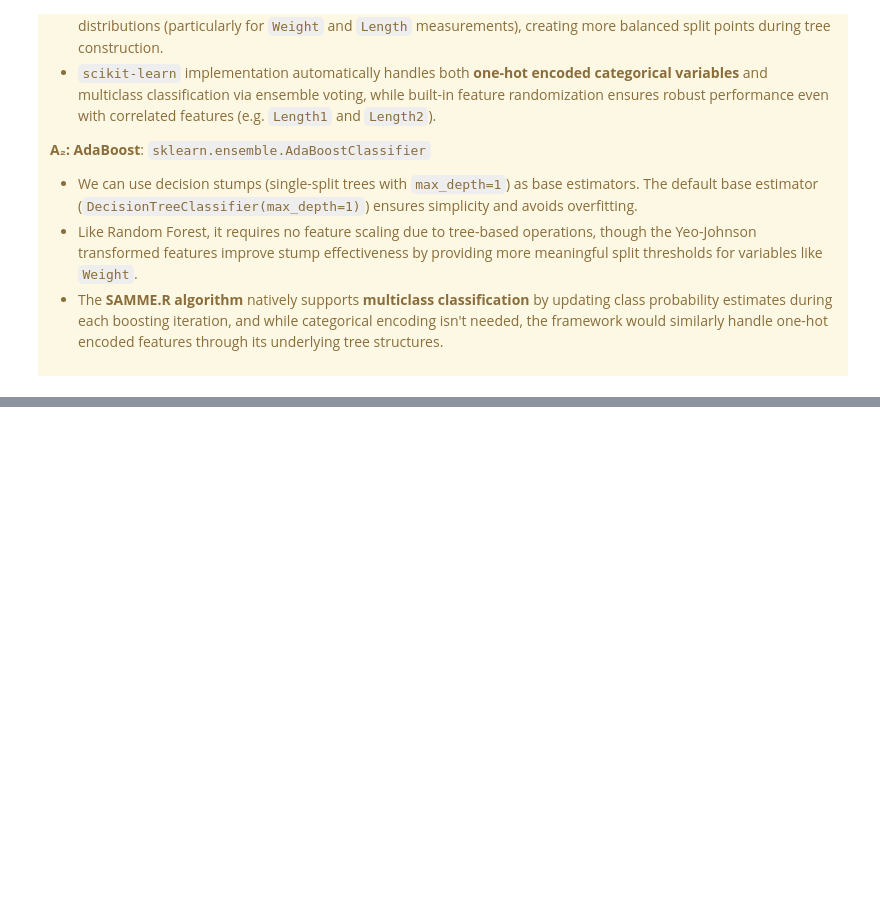
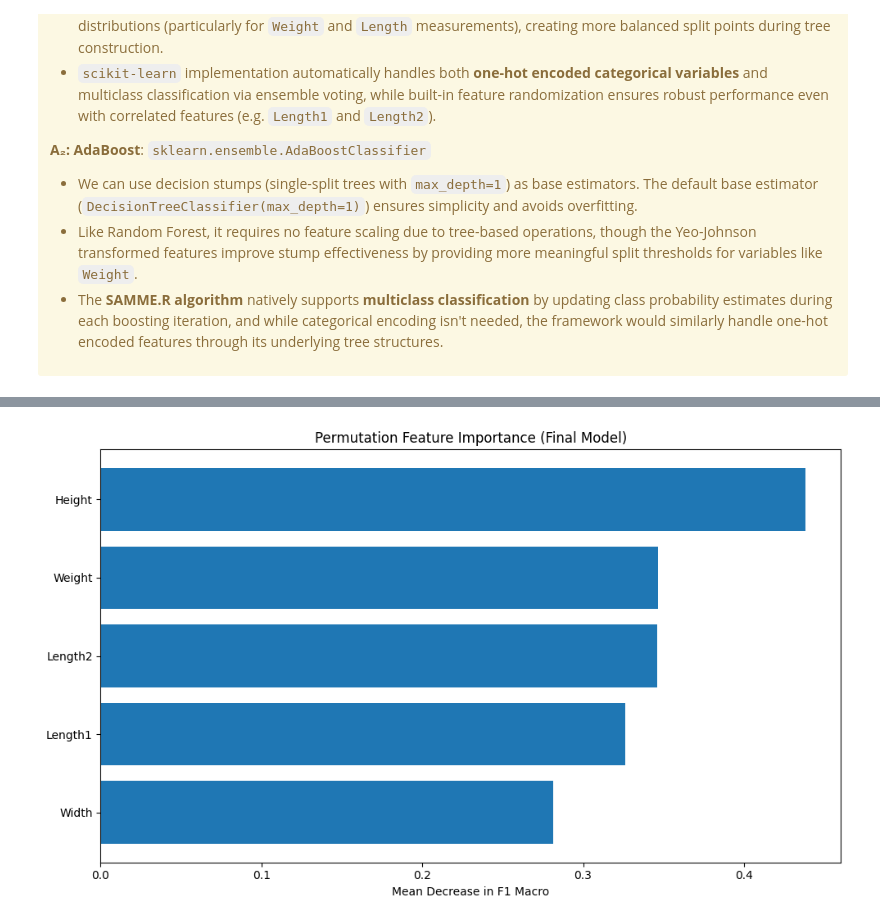
Before and after one commit to heansuh/ml_fish, a Jupyter notebook: experiments.ipynb, the cells around one changed output, grey strips where cells are left out. Saved outputs shown, nothing was run; the diff lists cells and outputs as text; code cells hidden in the pictures; blank space fills up the shorter version.

```diff
--- a/experiments.ipynb
+++ b/experiments.ipynb
@@ -531,0 +1062,13 @@ The implementations of A₁ and A₂ in `scikit-learn` will be used in this mann
+# %%
+result_m_f1 = permutation_importance(m, X_test, y_test, scoring='f1_macro', n_repeats=10, random_state=42)
+
+sorted_idx = result_m_f1.importances_mean.argsort()
+plt.figure(figsize=(10, 6))
+plt.barh(range(len(sorted_idx)), result_m_f1.importances_mean[sorted_idx])
+plt.yticks(range(len(sorted_idx)), np.array(X_test.columns)[sorted_idx])
+plt.xlabel("Mean Decrease in F1 Macro")
+plt.title("Permutation Feature Importance (Final Model)")
+plt.tight_layout()
+plt.show()
+# %% [output]
+[figure, added]
```
Also changed, not shown: parts of 48 cells of this notebook, 5 other files.
